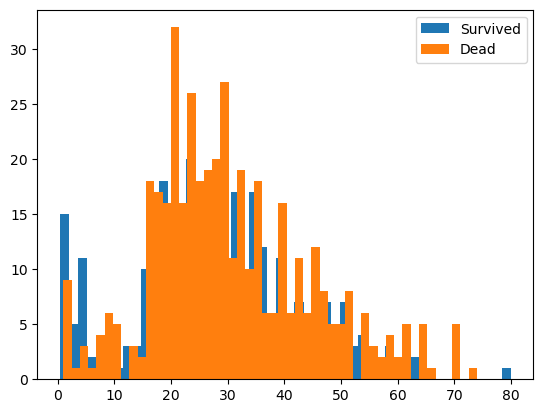
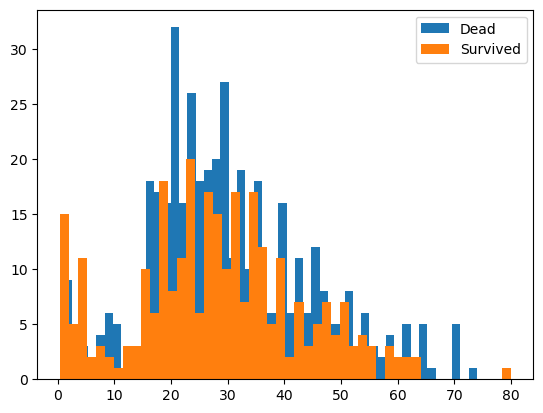
Unified diff of the notebook cell whose output changed from the first chart to the second:
--- before
+++ after
@@ -1,4 +1,5 @@
+plt.hist(deadData["Age"], bins = 50, label = "Dead")
 plt.hist(surviveData["Age"], bins = 50, label = "Survived")
-plt.hist(deadData["Age"], bins = 50, label = "Dead")
+
 plt.legend()
 plt.show

Commit: Percents alive vs age graph added